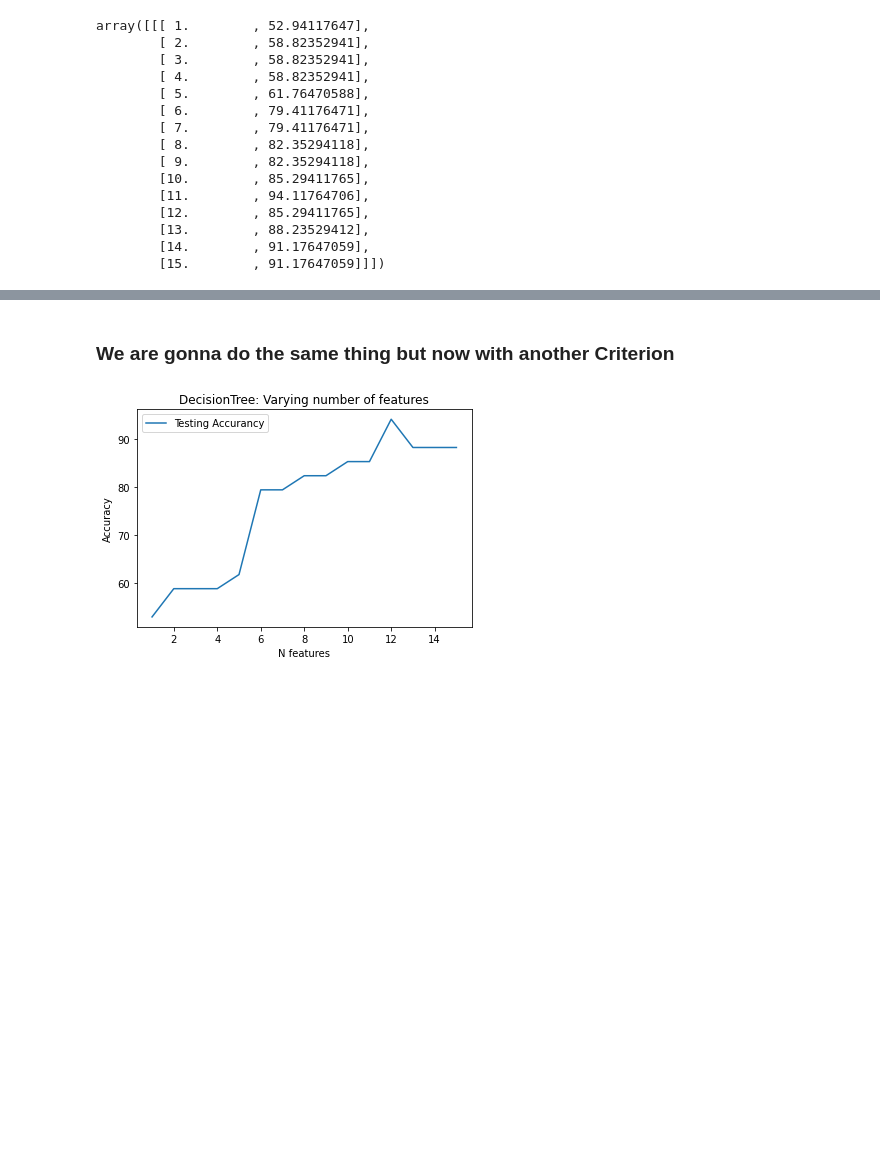
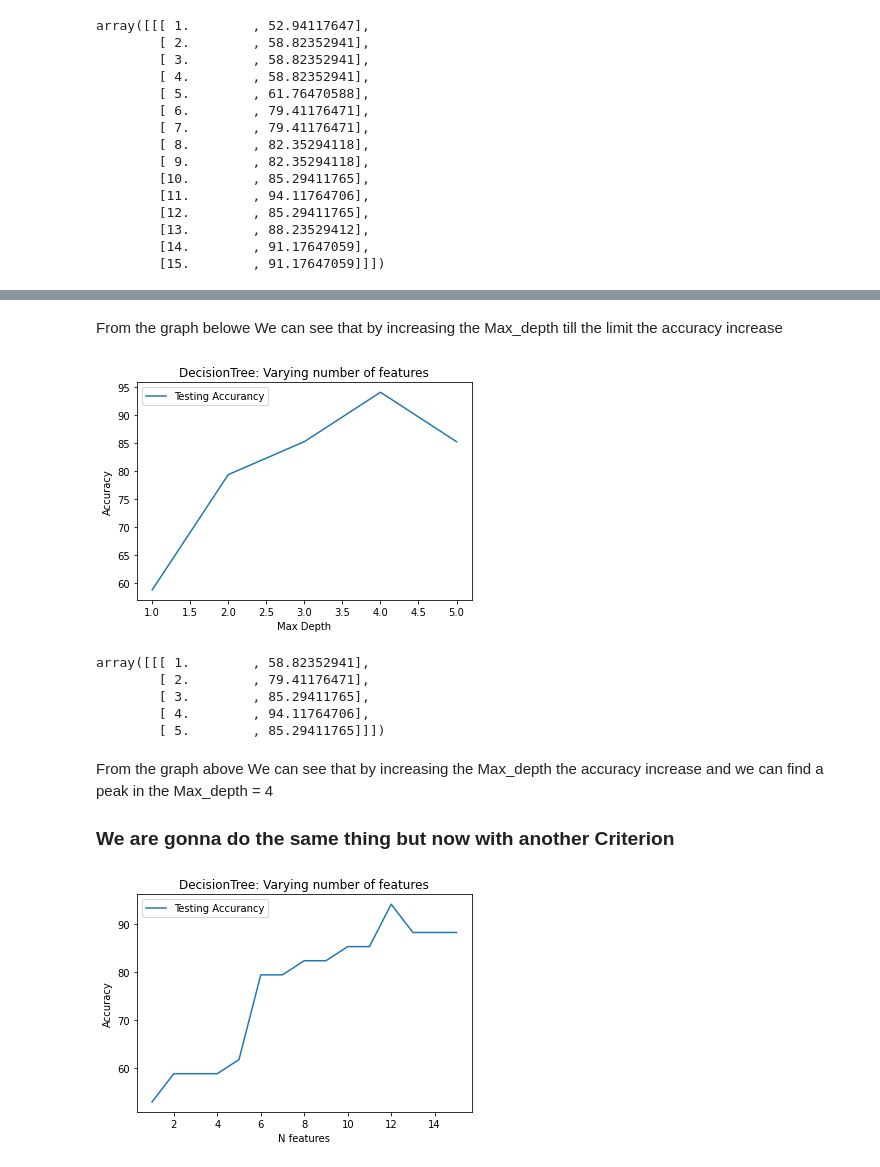
Before and after one commit to lorenzodemiri/Exercise_Strive, a Jupyter notebook: ai-f20-m3/d8_dec_rand_tree/01_decision_tree_test.ipynb, the cells around one changed output, grey strips where cells are left out. Cells and saved outputs as stored; diff of their text form; code cells hidden in the pictures; blank space fills up the shorter version.

```diff
--- a/ai-f20-m3/d8_dec_rand_tree/01_decision_tree_test.ipynb
+++ b/ai-f20-m3/d8_dec_rand_tree/01_decision_tree_test.ipynb
@@ -423,4 +423,35 @@ array([[[ 1.        , 52.94117647],
+# %% [markdown]
+From the graph belowe We can see that by increasing the Max_depth till the limit the accuracy increase
+# %%
+n_features = np.arange(1,6)
+accuracy = []
+for i in range(2,7) :
+    X = animal.iloc[:, 1:12].values
+    y = animal.iloc[:,17].values
+    X_train, X_test, y_train, y_test = train_test_split(X,y,test_size=1/3, random_state=0)
+    clf_3 = tree.DecisionTreeClassifier(criterion="gini",max_depth=i,random_state=0)
+    clf_3 = clf_3.fit(X_train, y_train)
+    y_pred = clf_3.predict(X_test)
+    accuracy.append(skm.accuracy_score(y_test, y_pred) * 100)
+
+plt.title('DecisionTree: Varying number of features')
+plt.plot(n_features, accuracy, label = 'Testing Accurancy')
+plt.legend()
+plt.xlabel('Max Depth')
+plt.ylabel('Accuracy')
+plt.show()
+results = np.dstack((n_features, accuracy))
+results
+# %% [output]
+[figure, added]
+array([[[ 1.        , 58.82352941],
+        [ 2.        , 79.41176471],
+        [ 3.        , 85.29411765],
+        [ 4.        , 94.11764706],
+        [ 5.        , 85.29411765]]])
 # %% [markdown]
+From the graph above We can see that by increasing the Max_depth the accuracy increase and we can find a peak in the Max_depth = 4
+
 ### We are gonna do the same thing but now with another Criterion
 # %%
 n_features = np.arange(1,16)
```
Also changed, not shown: parts of 16 cells of this notebook, 1 other file.
